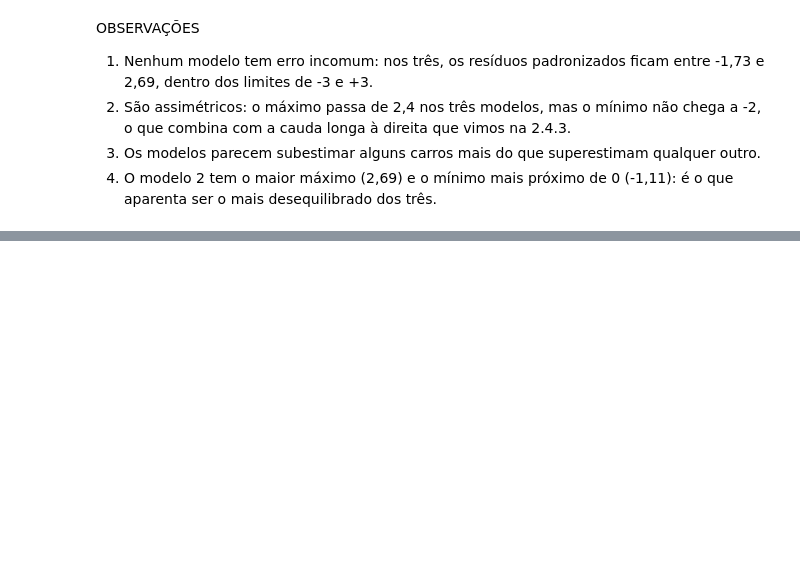
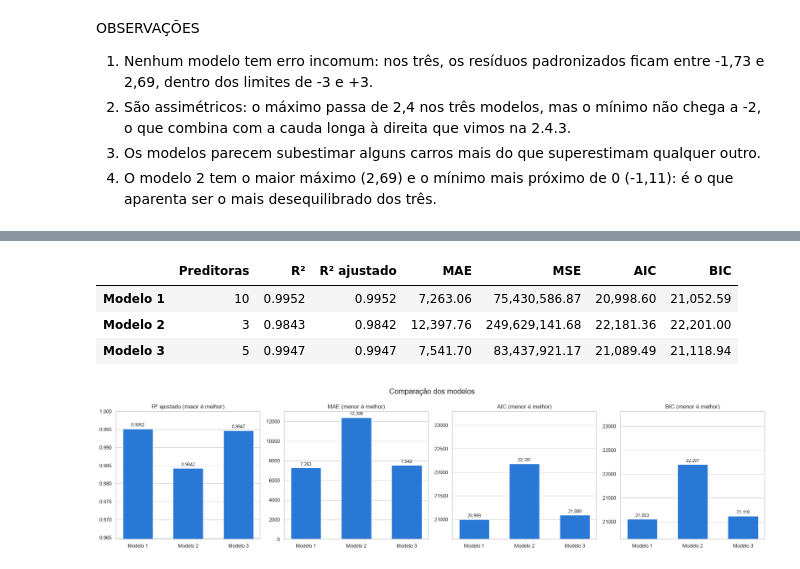
Before and after one commit to joaopdroslv/modelos-de-regressao-pucminas, a Jupyter notebook: Atividades/Lista_1/notebooks/Lista_1 - Análises.ipynb, the cells around one changed output, grey strips where cells are left out. Drawn from its saved outputs; the diff is of its cells as text; code cells hidden in the pictures; blank space fills up the shorter version.

Commit message:
section 2.7 (model comparison) of Lista_1 finished

```diff
--- a/Atividades/Lista_1/notebooks/Lista_1 - Análises.ipynb
+++ b/Atividades/Lista_1/notebooks/Lista_1 - Análises.ipynb
@@ -1619,0 +1628,41 @@ OBSERVAÇÕES
+# %%
+metricas_carros = pd.DataFrame({
+    nome: {
+        'Preditoras': int(modelo.df_model),
+        'R²': modelo.rsquared,
+        'R² ajustado': modelo.rsquared_adj,
+        'MAE': modelo.resid.abs().mean(),
+        'MSE': (modelo.resid ** 2).mean(),
+        'AIC': modelo.aic,
+        'BIC': modelo.bic
+    }
+    for nome, modelo in modelos_carros.items()
+}).T
+
+# Formatação apenas para exibição: R² com 4 casas, demais com separador de milhar e 2 casas
+formatos = {'Preditoras': '{:.0f}', 'R²': '{:.4f}', 'R² ajustado': '{:.4f}'}
+metricas_carros.apply(lambda col: col.map(formatos.get(col.name, '{:,.2f}').format))
+# %% [output]
+|  | Preditoras | R² | R² ajustado | MAE | MSE | AIC | BIC |
+| Modelo 1 | 10 | 0.9952 | 0.9952 | 7,263.06 | 75,430,586.87 | 20,998.60 | 21,052.59 |
+| Modelo 2 | 3 | 0.9843 | 0.9842 | 12,397.76 | 249,629,141.68 | 22,181.36 | 22,201.00 |
+| Modelo 3 | 5 | 0.9947 | 0.9947 | 7,541.70 | 83,437,921.17 | 21,089.49 | 21,118.94 |
+# %%
+# Cada métrica em um gráfico, já que as escalas são muito diferentes (o MSE fica só na tabela: por estar em unidade ao quadrado, seus valores são enormes)
+metricas_grafico = ['R² ajustado', 'MAE', 'AIC', 'BIC']
+fig, axes = plt.subplots(1, 4, figsize=(20, 5))
+
+for ax, metrica in zip(axes, metricas_grafico):
+    valores = metricas_carros[metrica]
+    barras = ax.bar(valores.index, valores.values, color=cor, width=0.6)
+    ax.bar_label(barras, fmt='%.4f' if metrica == 'R² ajustado' else '{:,.0f}', padding=3, fontsize=9)
+    ax.set_title(metrica + (' (maior é melhor)' if metrica == 'R² ajustado' else ' (menor é melhor)'))
+    # Eixo começa perto do menor valor, para as diferenças aparecerem
+    ax.set_ylim(valores.min() * 0.98 if metrica in ['R² ajustado', 'AIC', 'BIC'] else 0, valores.max() * 1.05 if metrica != 'R² ajustado' else 1)
+    ax.grid(axis='x', visible=False)
+
+fig.suptitle('Comparação dos modelos', fontsize=16)
+plt.tight_layout()
+plt.show()
+# %% [output]
+[figure, added]
```
Also changed, not shown: parts of 10 cells of this notebook.
